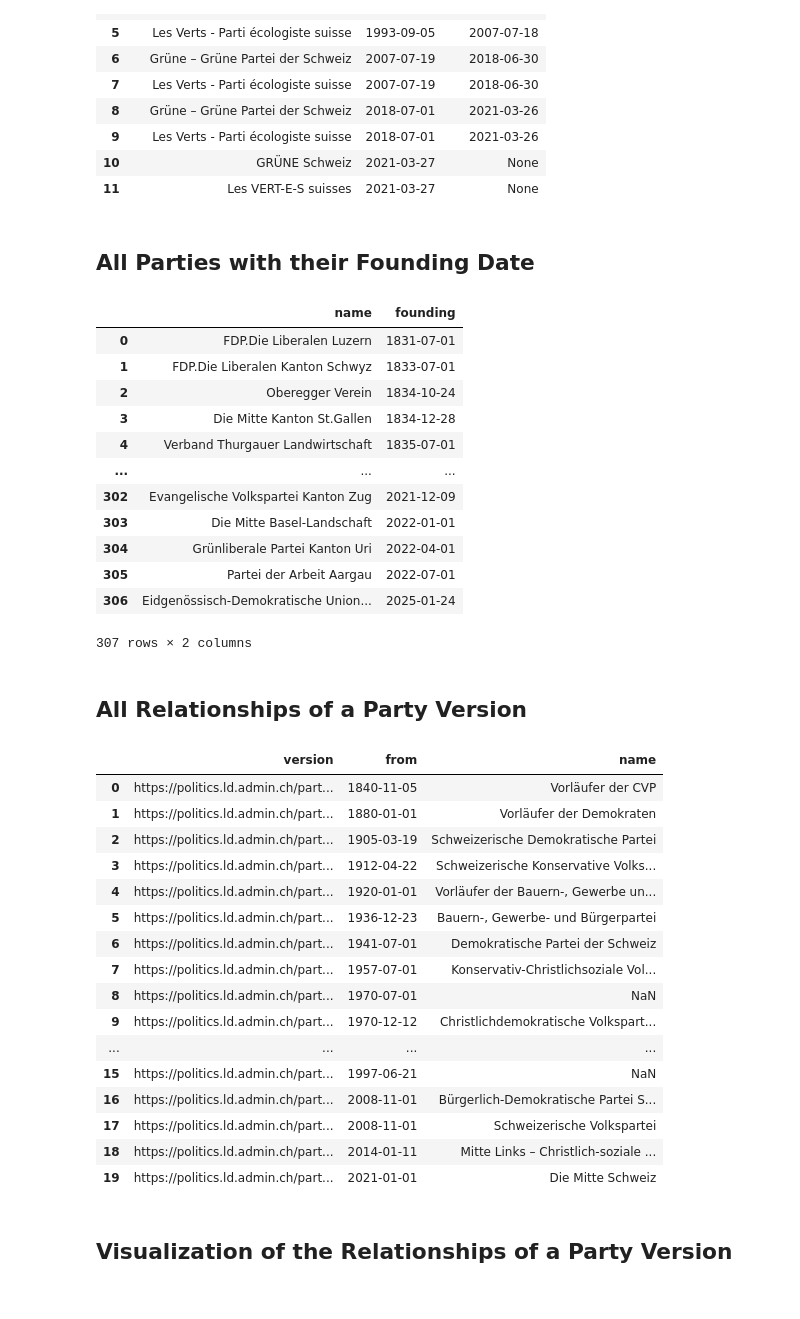
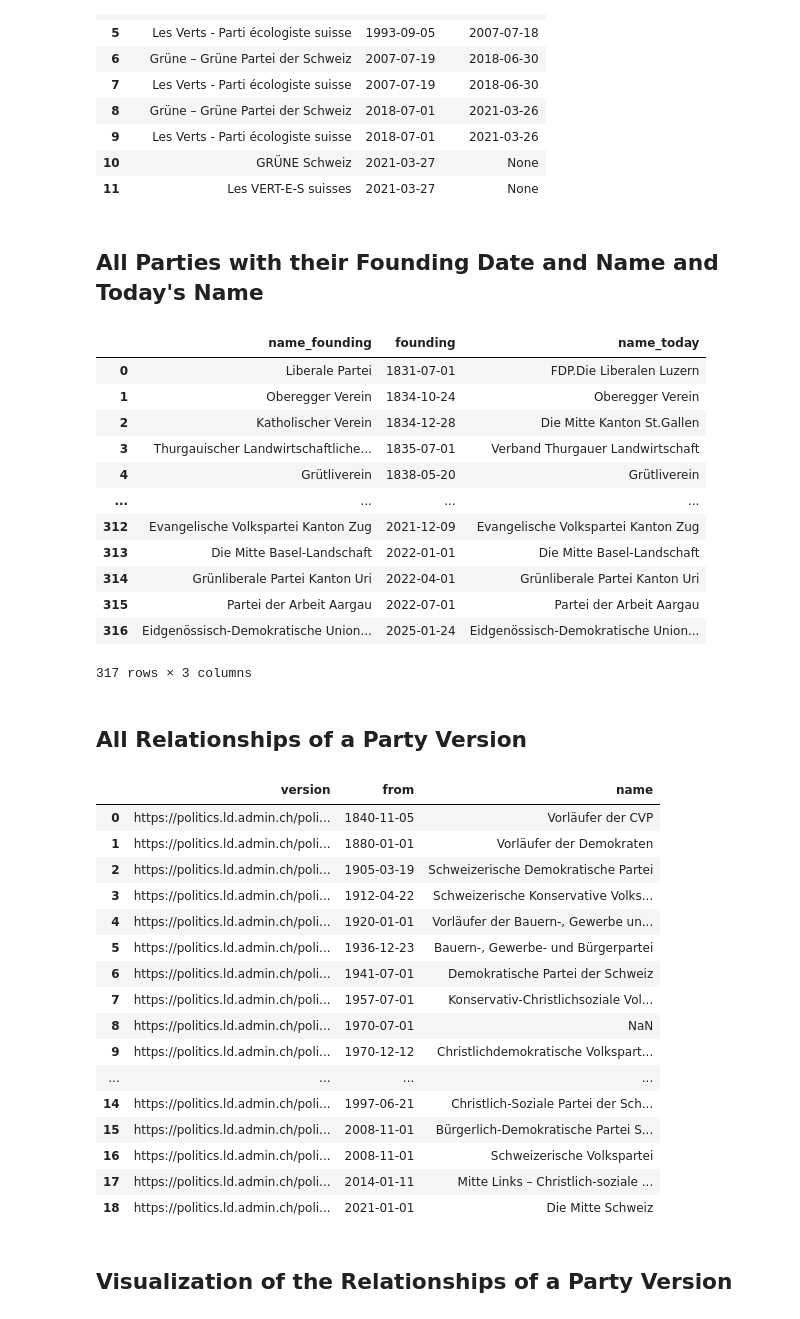
Before and after one commit to swiss/fch-political-party-pipeline, a Jupyter notebook: notebooks/3_queries.ipynb, the cells around one changed output. Drawn from its saved outputs; the diff is of its cells as text; code cells hidden in the pictures.

```diff
--- a/notebooks/3_queries.ipynb
+++ b/notebooks/3_queries.ipynb
@@ -197,41 +197,46 @@ display(df)
 | 10 | GRÜNE Schweiz | 2021-03-27 | None |
 | 11 | Les VERT-E-S suisses | 2021-03-27 | None |
 # %% [markdown]
-## All Parties with their Founding Date
+## All Parties with their Founding Date and Name and Today's Name
 # %%
 query = """
 
 PREFIX vl: <https://version.link/>
 PREFIX schema: <http://schema.org/>
 
-SELECT ?name ?founding WHERE {
+SELECT ?name_founding?founding ?name_today WHERE {
 
     ?party a vl:Identity ;
         schema:validFrom ?founding ;
-        schema:name ?name .
+        schema:name ?name_today .
 
-    FILTER(lang(?name) = "de")
+    ?version vl:identity ?party ;
+        schema:validFrom ?founding ;
+        schema:name ?name_founding .
+
+    FILTER(lang(?name_founding) = "de")
+    FILTER(lang(?name_today) = "de")
 
 } ORDER BY ?founding
 
 """
 
 df = sparql_to_df(g, query)
 display(df)
 # %% [output]
-|  | name | founding |
-| 0 | FDP.Die Liberalen Luzern | 1831-07-01 |
-| 1 | FDP.Die Liberalen Kanton Schwyz | 1833-07-01 |
-| 2 | Oberegger Verein | 1834-10-24 |
-| 3 | Die Mitte Kanton St.Gallen | 1834-12-28 |
-| 4 | Verband Thurgauer Landwirtschaft | 1835-07-01 |
-| ... | ... | ... |
-| 302 | Evangelische Volkspartei Kanton Zug | 2021-12-09 |
-| 303 | Die Mitte Basel-Landschaft | 2022-01-01 |
-| 304 | Grünliberale Partei Kanton Uri | 2022-04-01 |
-| 305 | Partei der Arbeit Aargau | 2022-07-01 |
-| 306 | Eidgenössisch-Demokratische Union... | 2025-01-24 |
+|  | name_founding | founding | name_today |
+| 0 | Liberale Partei | 1831-07-01 | FDP.Die Liberalen Luzern |
+| 1 | Oberegger Verein | 1834-10-24 | Oberegger Verein |
+| 2 | Katholischer Verein | 1834-12-28 | Die Mitte Kanton St.Gallen |
+| 3 | Thurgauischer Landwirtschaftliche... | 1835-07-01 | Verband Thurgauer Landwirtschaft |
+| 4 | Grütliverein | 1838-05-20 | Grütliverein |
+| ... | ... | ... | ... |
+| 312 | Evangelische Volkspartei Kanton Zug | 2021-12-09 | Evangelische Volkspartei Kanton Zug |
+| 313 | Die Mitte Basel-Landschaft | 2022-01-01 | Die Mitte Basel-Landschaft |
+| 314 | Grünliberale Partei Kanton Uri | 2022-04-01 | Grünliberale Partei Kanton Uri |
+| 315 | Partei der Arbeit Aargau | 2022-07-01 | Partei der Arbeit Aargau |
+| 316 | Eidgenössisch-Demokratische Union... | 2025-01-24 | Eidgenössisch-Demokratische Union... |
-307 rows × 2 columns
+317 rows × 3 columns
 # %% [markdown]
 ## All Relationships of a Party Version
 # %%
@@ -241,7 +246,7 @@ PREFIX vl: <https://version.link/>
 PREFIX schema: <http://schema.org/>
 
 SELECT ?version ?from ?name WHERE {
-    <https://politics.ld.admin.ch/party-version/1_1971-09-22> (vl:successor|vl:predecessor)+ ?version .
+    <https://politics.ld.admin.ch/political-party-version/1_1971-09-22> (vl:successor|vl:predecessor)+ ?version .
 
     ?version schema:validFrom ?from .
 
@@ -258,22 +263,22 @@ df = sparql_to_df(g, query)
 display(df)
 # %% [output]
 |  | version | from | name |
-| 0 | https://politics.ld.admin.ch/part... | 1840-11-05 | Vorläufer der CVP |
-| 1 | https://politics.ld.admin.ch/part... | 1880-01-01 | Vorläufer der Demokraten |
-| 2 | https://politics.ld.admin.ch/part... | 1905-03-19 | Schweizerische Demokratische Partei |
-| 3 | https://politics.ld.admin.ch/part... | 1912-04-22 | Schweizerische Konservative Volks... |
-| 4 | https://politics.ld.admin.ch/part... | 1920-01-01 | Vorläufer der Bauern-, Gewerbe un... |
-| 5 | https://politics.ld.admin.ch/part... | 1936-12-23 | Bauern-, Gewerbe- und Bürgerpartei |
-| 6 | https://politics.ld.admin.ch/part... | 1941-07-01 | Demokratische Partei der Schweiz |
-| 7 | https://politics.ld.admin.ch/part... | 1957-07-01 | Konservativ-Christlichsoziale Vol... |
-| 8 | https://politics.ld.admin.ch/part... | 1970-07-01 | NaN |
-| 9 | https://politics.ld.admin.ch/part... | 1970-12-12 | Christlichdemokratische Volkspart... |
+| 0 | https://politics.ld.admin.ch/poli... | 1840-11-05 | Vorläufer der CVP |
+| 1 | https://politics.ld.admin.ch/poli... | 1880-01-01 | Vorläufer der Demokraten |
+| 2 | https://politics.ld.admin.ch/poli... | 1905-03-19 | Schweizerische Demokratische Partei |
+| 3 | https://politics.ld.admin.ch/poli... | 1912-04-22 | Schweizerische Konservative Volks... |
+| 4 | https://politics.ld.admin.ch/poli... | 1920-01-01 | Vorläufer der Bauern-, Gewerbe un... |
+| 5 | https://politics.ld.admin.ch/poli... | 1936-12-23 | Bauern-, Gewerbe- und Bürgerpartei |
+| 6 | https://politics.ld.admin.ch/poli... | 1941-07-01 | Demokratische Partei der Schweiz |
+| 7 | https://politics.ld.admin.ch/poli... | 1957-07-01 | Konservativ-Christlichsoziale Vol... |
+| 8 | https://politics.ld.admin.ch/poli... | 1970-07-01 | NaN |
+| 9 | https://politics.ld.admin.ch/poli... | 1970-12-12 | Christlichdemokratische Volkspart... |
 | ... | ... | ... | ... |
-| 15 | https://politics.ld.admin.ch/part... | 1997-06-21 | NaN |
-| 16 | https://politics.ld.admin.ch/part... | 2008-11-01 | Bürgerlich-Demokratische Partei S... |
-| 17 | https://politics.ld.admin.ch/part... | 2008-11-01 | Schweizerische Volkspartei |
-| 18 | https://politics.ld.admin.ch/part... | 2014-01-11 | Mitte Links – Christlich-soziale ... |
-| 19 | https://politics.ld.admin.ch/part... | 2021-01-01 | Die Mitte Schweiz |
+| 14 | https://politics.ld.admin.ch/poli... | 1997-06-21 | Christlich-Soziale Partei der Sch... |
+| 15 | https://politics.ld.admin.ch/poli... | 2008-11-01 | Bürgerlich-Demokratische Partei S... |
+| 16 | https://politics.ld.admin.ch/poli... | 2008-11-01 | Schweizerische Volkspartei |
+| 17 | https://politics.ld.admin.ch/poli... | 2014-01-11 | Mitte Links – Christlich-soziale ... |
+| 18 | https://politics.ld.admin.ch/poli... | 2021-01-01 | Die Mitte Schweiz |
 # %% [markdown]
 ## Visualization of the Relationships of a Party Version
 # %%
```
Also changed, not shown: parts of 10 cells of this notebook, 4 other files.
